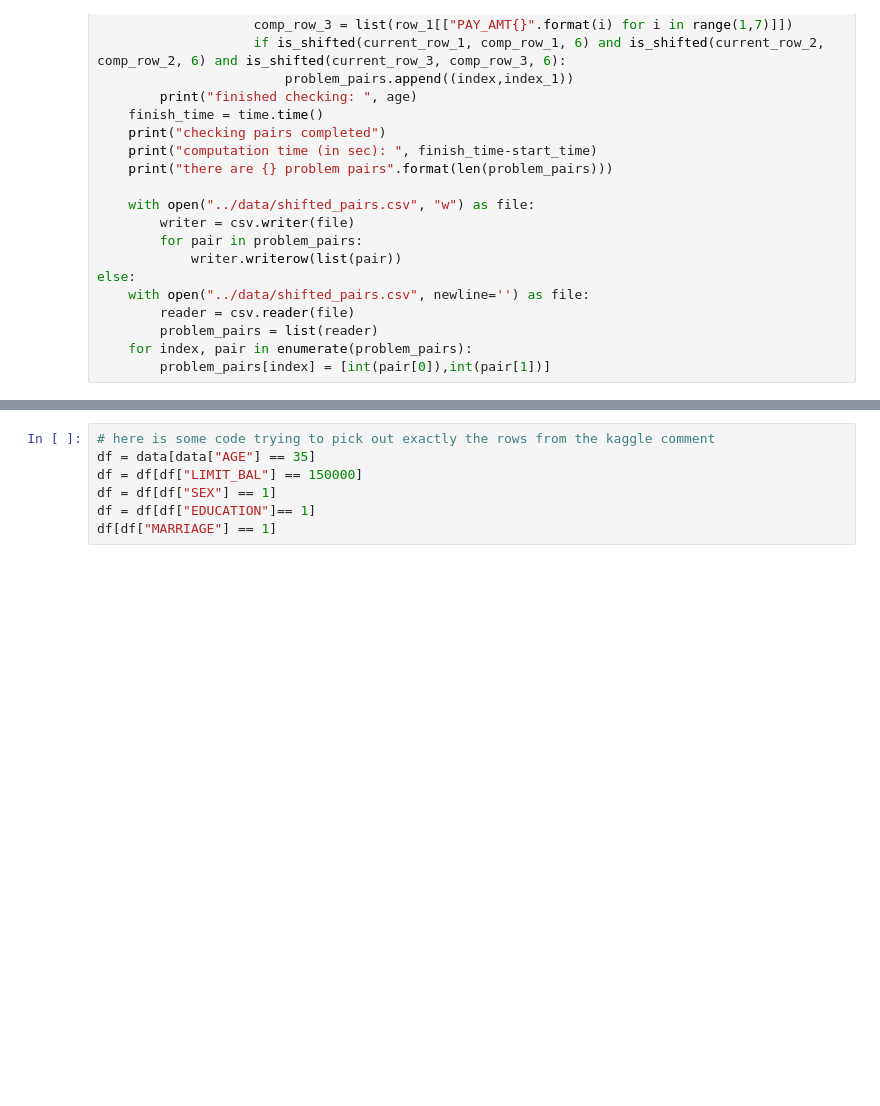
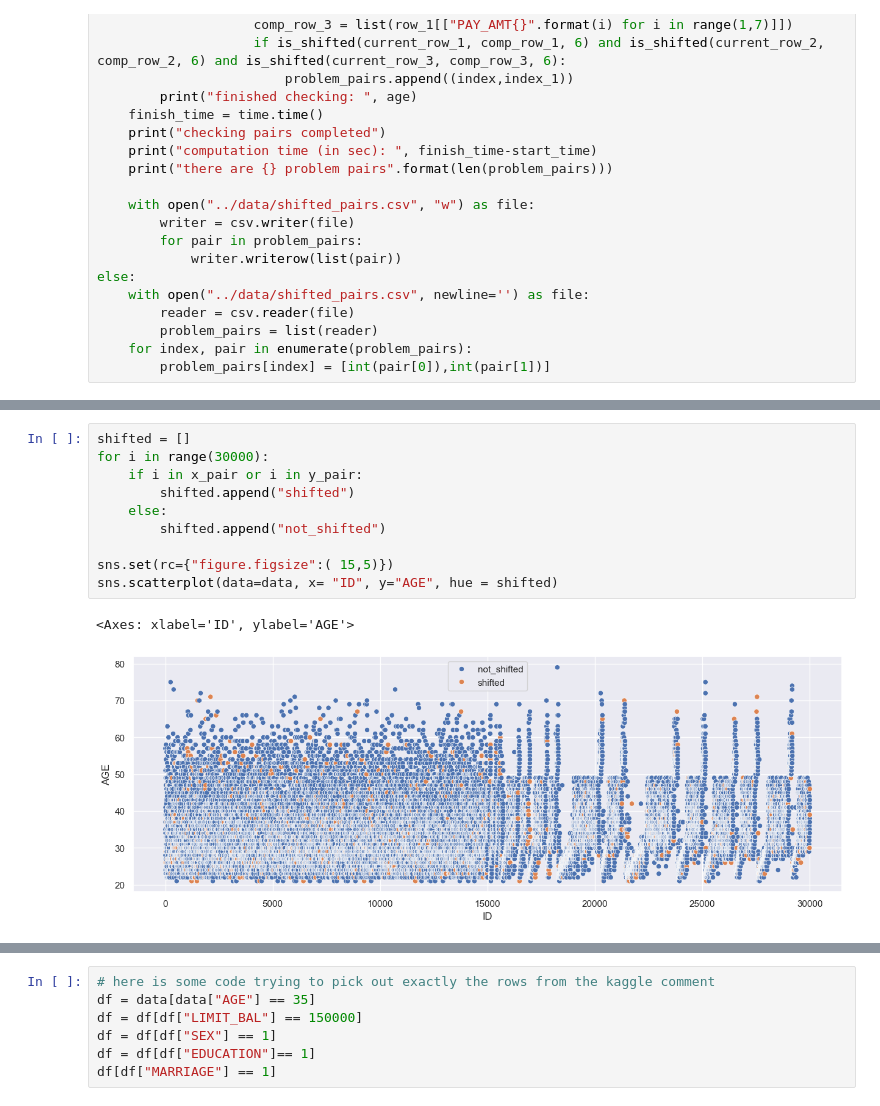
Before and after one commit to jkritsch/Predicting-Credit-Card-Default, a Jupyter notebook: notebooks/Initial Data Cleaning by Juergen.ipynb, the cells around one changed output, grey strips where cells are left out. Drawn from its saved outputs; the diff is of its cells as text; blank space fills up the shorter version.

```diff
--- a/notebooks/Initial Data Cleaning by Juergen.ipynb
+++ b/notebooks/Initial Data Cleaning by Juergen.ipynb
@@ -77,0 +90,13 @@ else:
+# %%
+shifted = []
+for i in range(30000):
+    if i in x_pair or i in y_pair:
+        shifted.append("shifted")
+    else:
+        shifted.append("not_shifted")
+
+sns.set(rc={"figure.figsize":( 15,5)})
+sns.scatterplot(data=data, x= "ID", y="AGE", hue = shifted)
+# %% [output]
+<Axes: xlabel='ID', ylabel='AGE'>
+[figure, added]
```
Also changed, not shown: parts of 3 cells of this notebook.
